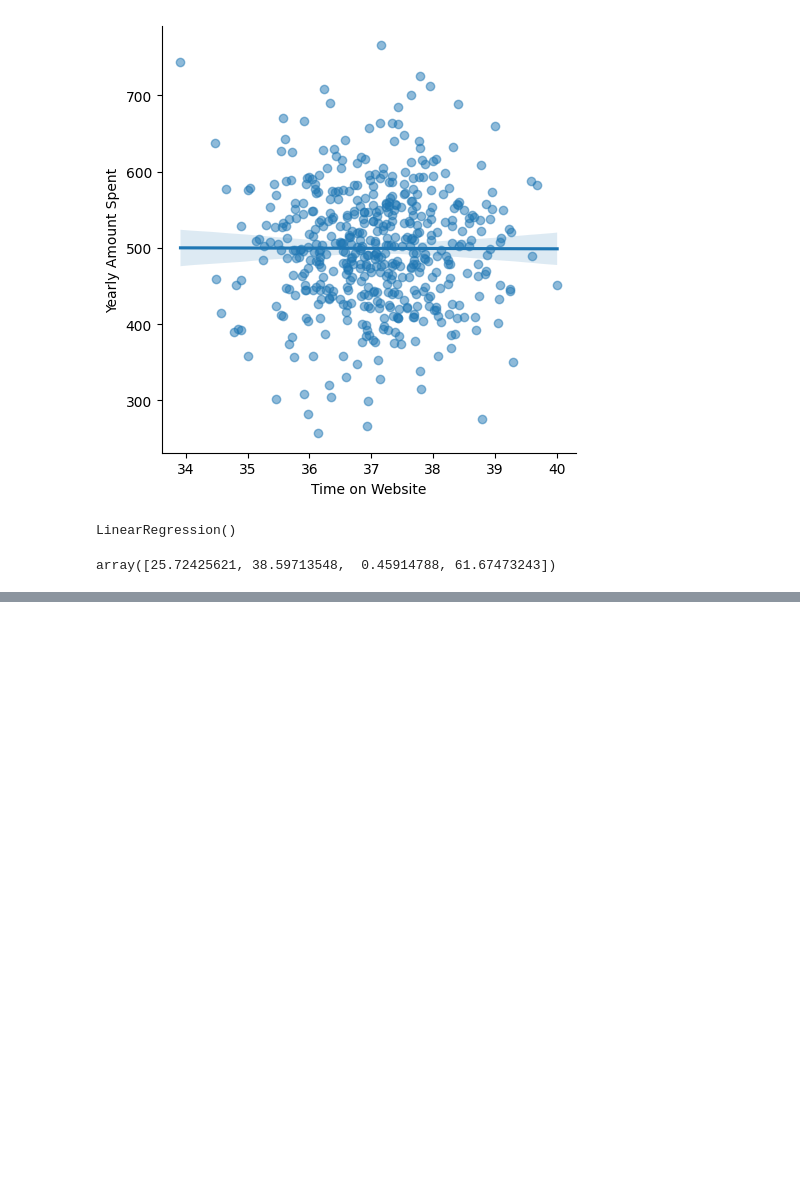
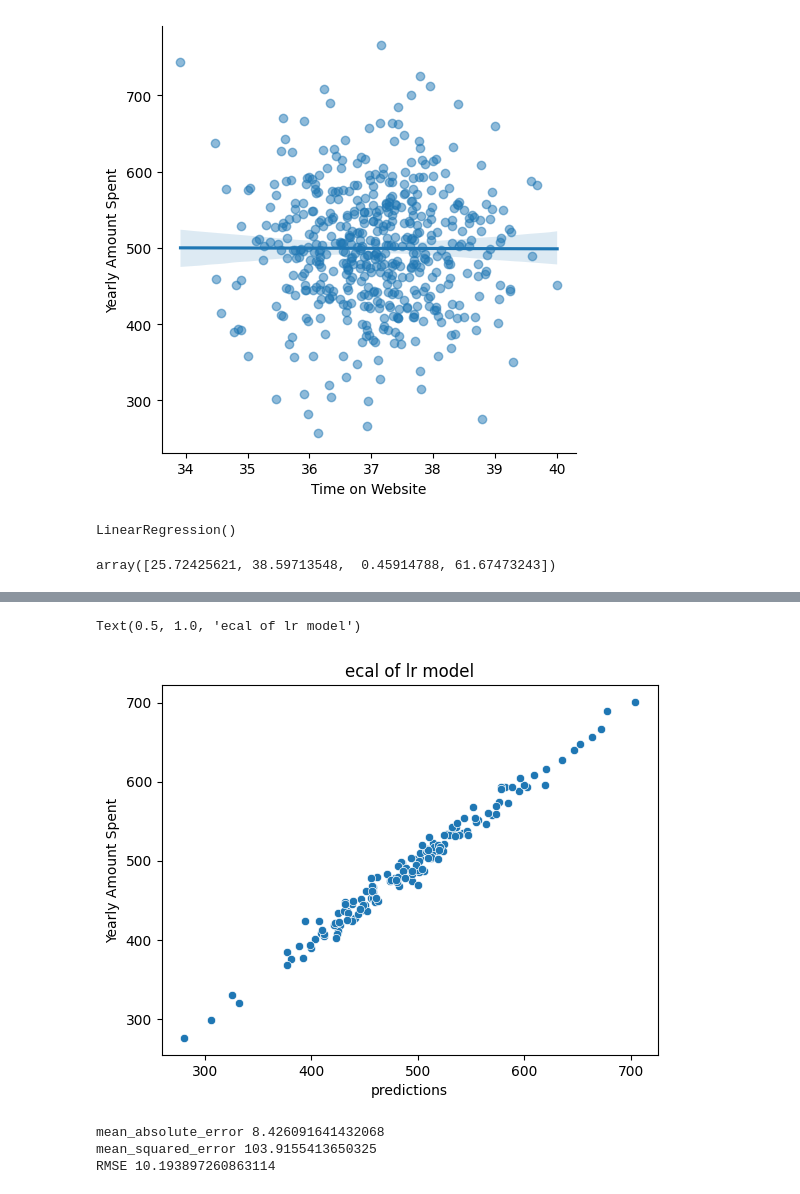
Before and after one commit to lily23445/E-commerce-Customer-Spending, a Jupyter notebook: Linear_regression.ipynb, the cells around one changed output, grey strips where cells are left out. Drawn from its saved outputs; the diff is of its cells as text; code cells hidden in the pictures; blank space fills up the shorter version.

```diff
--- a/Linear_regression.ipynb
+++ b/Linear_regression.ipynb
@@ -116,0 +133,7 @@ prediction
+# %%
+sns.scatterplot(x=prediction,y=y_test)
+plt.xlabel('predictions')
+plt.title('ecal of lr model')
+# %% [output]
+Text(0.5, 1.0, 'ecal of lr model')
+[figure, added]
@@ -116,0 +144,8 @@ prediction
+# %%
+print('mean_absolute_error',mean_absolute_error(y_test,prediction))
+print('mean_squared_error',mean_squared_error(y_test,prediction))
+print('RMSE',math.sqrt(mean_squared_error(y_test,prediction)))
+# %% [output]
+mean_absolute_error 8.426091641432068
+mean_squared_error 103.9155413650325
+RMSE 10.193897260863114
```
Also changed, not shown: parts of 10 cells of this notebook, 3 other files.
